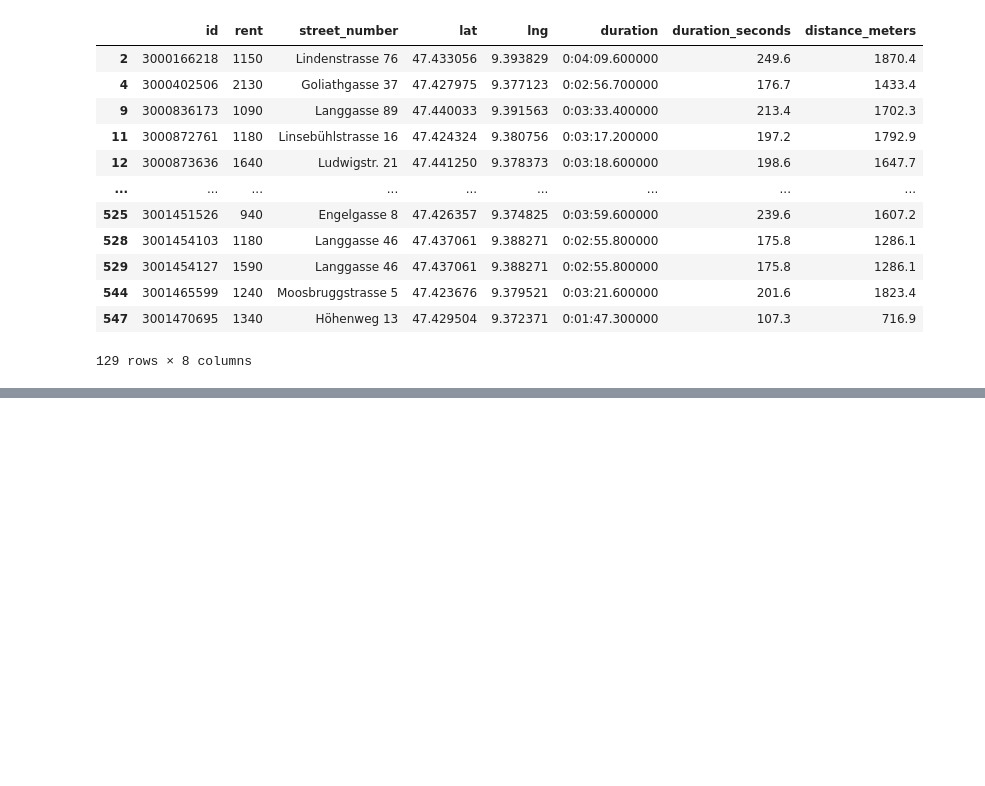
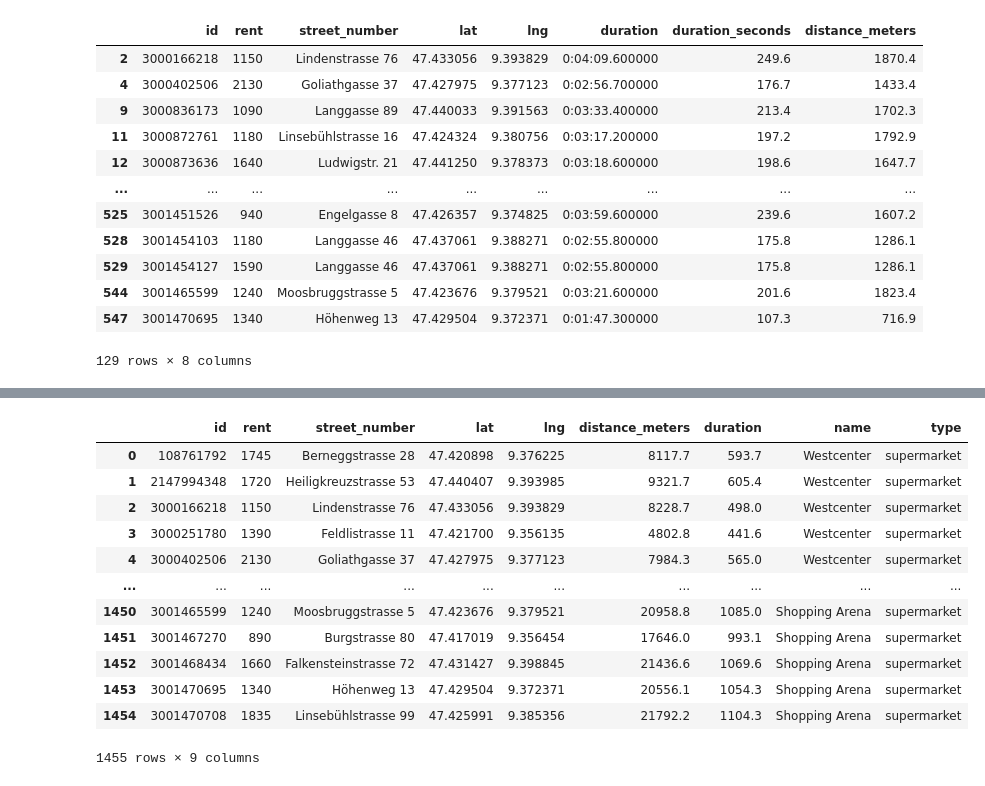
Before and after one commit to lukasreber/sghack, a Jupyter notebook: eda/test.ipynb, the cells around one changed output, grey strips where cells are left out. Cells and saved outputs as stored; diff of their text form; code cells hidden in the pictures; blank space fills up the shorter version.

```diff
--- a/eda/test.ipynb
+++ b/eda/test.ipynb
@@ -123,0 +130,4 @@ immo[immo.distance_meters <= 2000]
+# %%
+ll = pd.DataFrame(sm2['geometry.coordinates'].tolist(), columns=['lat','lon'])
+# %%
+df = pd.concat([sm2,ll],axis=1)
@@ -123,0 +157,2 @@ immo[immo.distance_meters <= 2000]
+# %%
+immo.drop(columns=['distance_meters','duration','duration_seconds'],inplace=True)
@@ -123,0 +177,18 @@ immo[immo.distance_meters <= 2000]
+# %%
+immo_neu = pd.DataFrame()
+for index,row in df.iterrows():
+    lat = row.lat
+    lng = row.lon
+    dist = []
+    dur = []
+    for index2,row2 in immo.iterrows():
+        r = json.loads(requests.get(f"http://router.project-osrm.org/route/v1/foot/{row2.lng},{row2.lat};{lat},{lng}?overview=false""").content).get("routes")[0]
+        dist.append(r['distance'])
+        dur.append(r['duration'])
+        print(r['distance'])
+    df_temp = immo.copy()
+    df_temp.insert(loc=len(df_temp.columns), column='distance_meters',value=dist)
+    df_temp.insert(loc=len(df_temp.columns), column='duration',value=dur)
+    df_temp['name'] = row['properties.name']
+    df_temp['type'] = row['properties.shop']
+    immo_neu = pd.concat([immo_neu,df_temp], ignore_index=True)
@@ -123,0 +213,16 @@ immo[immo.distance_meters <= 2000]
+# %%
+immo_neu
+# %% [output]
+|  | id | rent | street_number | lat | lng | distance_meters | duration | name | type |
+| 0 | 108761792 | 1745 | Berneggstrasse 28 | 47.420898 | 9.376225 | 8117.7 | 593.7 | Westcenter | supermarket |
+| 1 | 2147994348 | 1720 | Heiligkreuzstrasse 53 | 47.440407 | 9.393985 | 9321.7 | 605.4 | Westcenter | supermarket |
+| 2 | 3000166218 | 1150 | Lindenstrasse 76 | 47.433056 | 9.393829 | 8228.7 | 498.0 | Westcenter | supermarket |
+| 3 | 3000251780 | 1390 | Feldlistrasse 11 | 47.421700 | 9.356135 | 4802.8 | 441.6 | Westcenter | supermarket |
+| 4 | 3000402506 | 2130 | Goliathgasse 37 | 47.427975 | 9.377123 | 7984.3 | 565.0 | Westcenter | supermarket |
+| ... | ... | ... | ... | ... | ... | ... | ... | ... | ... |
+| 1450 | 3001465599 | 1240 | Moosbruggstrasse 5 | 47.423676 | 9.379521 | 20958.8 | 1085.0 | Shopping Arena | supermarket |
+| 1451 | 3001467270 | 890 | Burgstrasse 80 | 47.417019 | 9.356454 | 17646.0 | 993.1 | Shopping Arena | supermarket |
+| 1452 | 3001468434 | 1660 | Falkensteinstrasse 72 | 47.431427 | 9.398845 | 21436.6 | 1069.6 | Shopping Arena | supermarket |
+| 1453 | 3001470695 | 1340 | Höhenweg 13 | 47.429504 | 9.372371 | 20556.1 | 1054.3 | Shopping Arena | supermarket |
+| 1454 | 3001470708 | 1835 | Linsebühlstrasse 99 | 47.425991 | 9.385356 | 21792.2 | 1104.3 | Shopping Arena | supermarket |
+1455 rows × 9 columns
```
Also changed, not shown: parts of 22 cells of this notebook, 4 other files.
